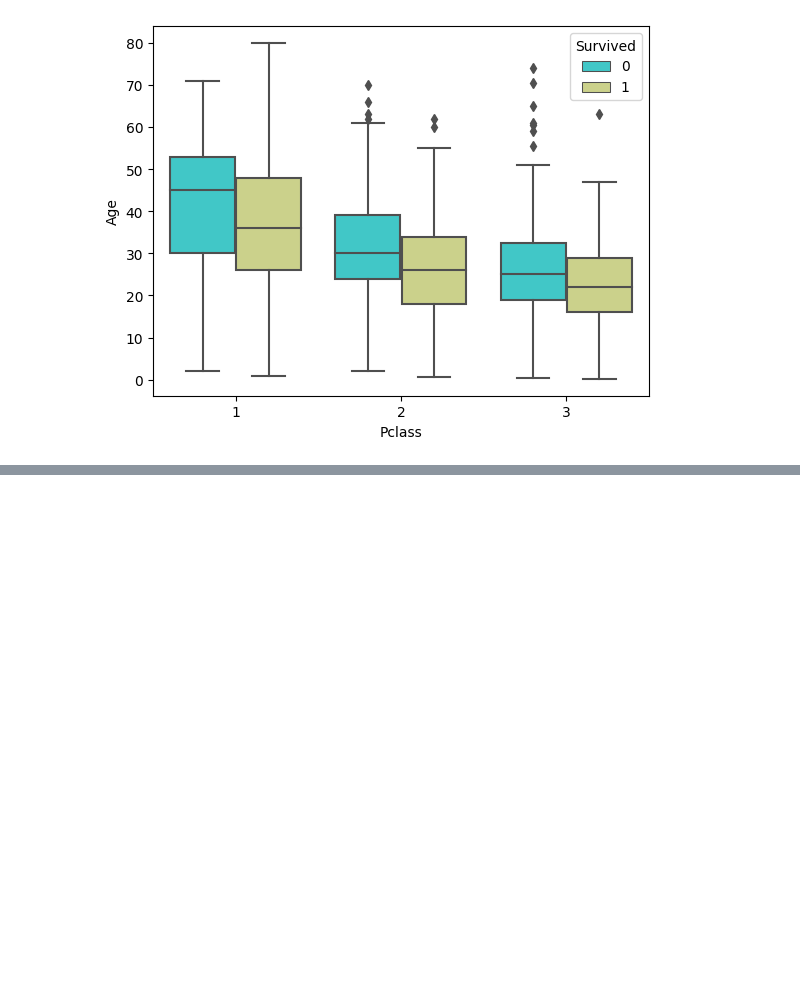
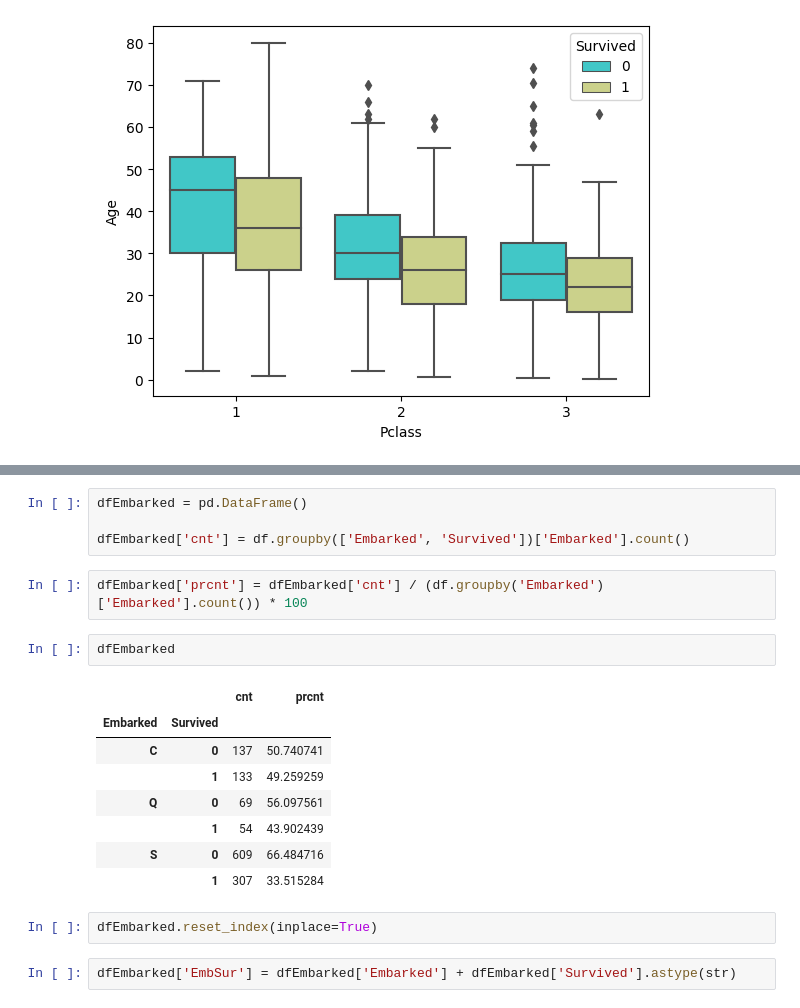
Before and after one commit to karrabi/titanic-project, a Jupyter notebook: project_titanic.ipynb, the cells around one changed output, grey strips where cells are left out. Cells and saved outputs as stored; diff of their text form; blank space fills up the shorter version.

```diff
--- a/project_titanic.ipynb
+++ b/project_titanic.ipynb
@@ -1042,0 +1061,21 @@ sns.countplot(x='nCabins', hue='Cabin', data=df.sort_values('Cabin'))
+# %%
+dfEmbarked = pd.DataFrame()
+
+dfEmbarked['cnt'] = df.groupby(['Embarked', 'Survived'])['Embarked'].count()
+# %%
+dfEmbarked['prcnt'] = dfEmbarked['cnt'] / (df.groupby('Embarked')['Embarked'].count()) * 100
+# %%
+dfEmbarked
+# %% [output]
+|  |  | cnt | prcnt |
+| Embarked | Survived |  |  |
+| C | 0 | 137 | 50.740741 |
+|  | 1 | 133 | 49.259259 |
+| Q | 0 | 69 | 56.097561 |
+|  | 1 | 54 | 43.902439 |
+| S | 0 | 609 | 66.484716 |
+|  | 1 | 307 | 33.515284 |
+# %%
+dfEmbarked.reset_index(inplace=True)
+# %%
+dfEmbarked['EmbSur'] = dfEmbarked['Embarked'] + dfEmbarked['Survived'].astype(str)
```
Also changed, not shown: parts of 62 cells of this notebook.
